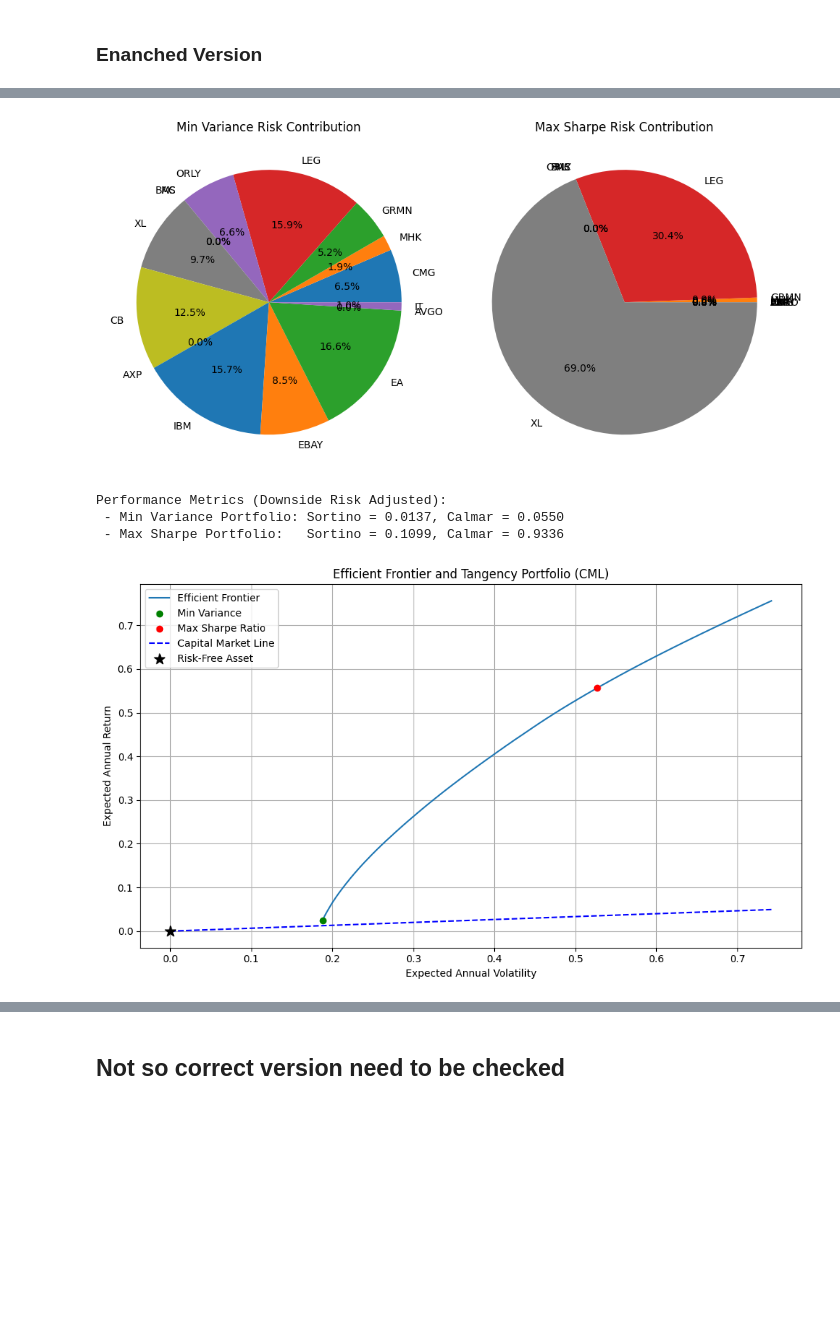
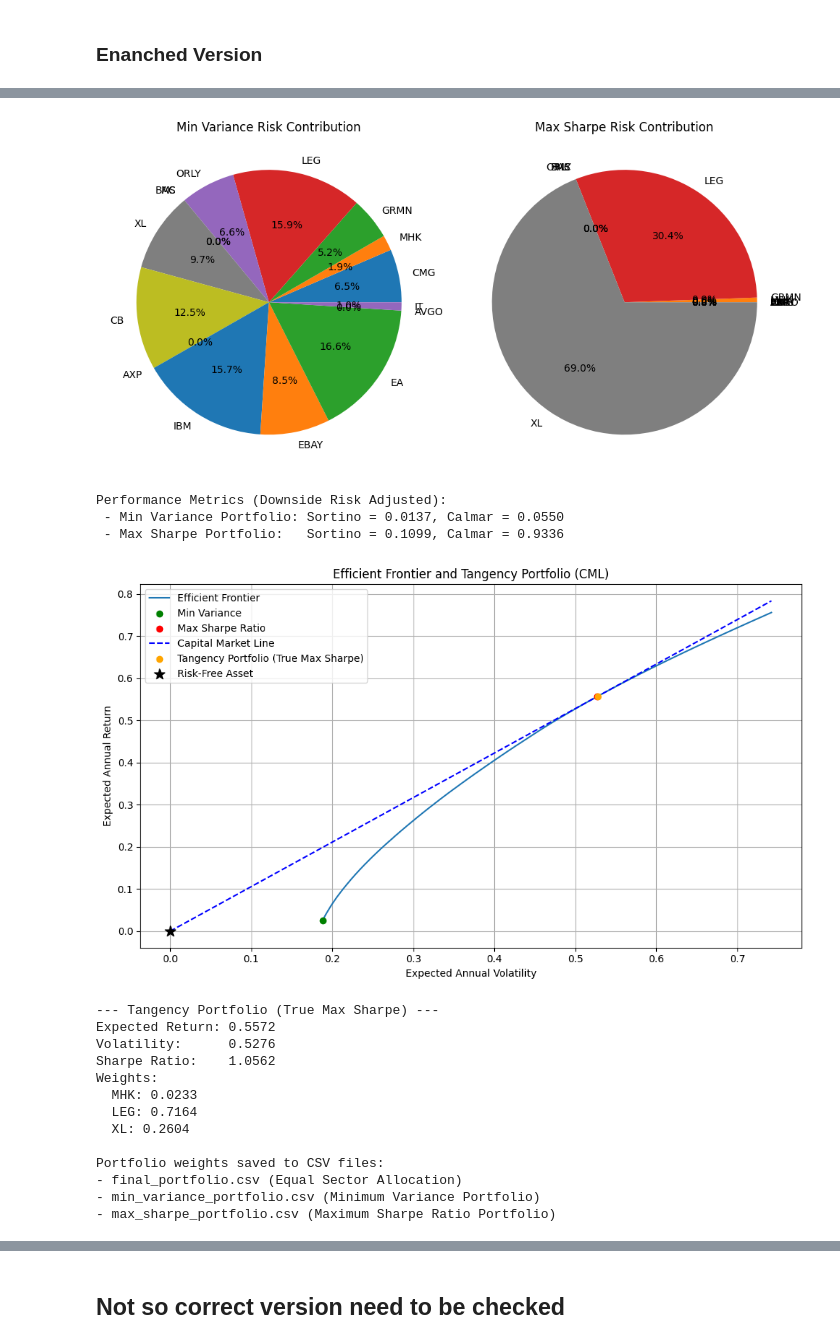
Before and after one commit to khalilvandian/portfolio_management, a Jupyter notebook: Optimal_Portfolio.ipynb, the cells around one changed output, grey strips where cells are left out. Drawn from its saved outputs; the diff is of its cells as text; code cells hidden in the pictures; blank space fills up the shorter version.

```diff
--- a/Optimal_Portfolio.ipynb
+++ b/Optimal_Portfolio.ipynb
@@ -765,10 +765,30 @@ returns_df = pd.concat(sector_returns.values(), axis=1).dropna()
 
 symbols = returns_df.columns
 mean_returns = returns_df.mean()
+
 # Compute Ledoit-Wolf shrinkage covariance matrix
 lw = LedoitWolf().fit(returns_df)
 cov_matrix = lw.covariance_
 n_assets = len(symbols)
+
+# === Calcola il vero portafoglio Max Sharpe (tangente alla CML) ===
+def negative_sharpe(weights, mu, cov, rf=0.0):
+    port_return = np.dot(weights, mu)
+    port_vol = np.sqrt(weights.T @ cov @ weights)
+    return - (port_return - rf) / port_vol
+
+bounds = tuple((0, 1) for _ in range(n_assets))
+constraints = {'type': 'eq', 'fun': lambda x: np.sum(x) - 1}
+initial_guess = np.repeat(1 / n_assets, n_assets)
+
+result = minimize(negative_sharpe, initial_guess,
+                  args=(mean_returns, cov_matrix, rf),
+                  method='SLSQP', bounds=bounds, constraints=constraints)
+
+tangent_weights = result.x
+tangent_return = np.dot(tangent_weights, mean_returns) * 252
+tangent_vol = np.sqrt(tangent_weights.T @ cov_matrix @ tangent_weights) * np.sqrt(252)
+tangent_sharpe = (tangent_return - rf) / tangent_vol
 
 # Generate efficient frontier
 efficient_returns = []
@@ -794,6 +814,9 @@ for target_return in np.linspace(0.0001, 0.003, 100):
         efficient_returns.append(target_return)
         efficient_risks.append(result.fun)
         efficient_weights.append(result.x)
+
+annual_returns = [r * 252 for r in efficient_returns[:len(efficient_risks)]]
+annual_vols = [v * np.sqrt(252) for v in efficient_risks]
 
 # --- Risk-free rate (you can change this if needed) ---
 rf = 0.0
@@ -945,8 +968,6 @@ print(f" - Max Sharpe Portfolio:   Sortino = {sortino_max_sharpe:.4f}, Calmar =
 
 # --- Plot with annotations and Capital Market Line (CML) ---
 plt.figure(figsize=(10, 6))
-annual_returns = [r * 252 for r in efficient_returns[:len(efficient_risks)]]
-annual_vols = [v * np.sqrt(252) for v in efficient_risks]
 
 plt.plot(annual_vols, annual_returns, label='Efficient Frontier')
 
@@ -957,10 +978,12 @@ plt.scatter(annual_vols[max_sharpe_idx], annual_returns[max_sharpe_idx],
             color='red', label='Max Sharpe Ratio', zorder=5)
 
 # Add Capital Market Line (CML) - FIXED
-slope = sharpe_ratios[max_sharpe_idx]
+slope = tangent_sharpe
 cml_volatility = np.linspace(0, max(annual_vols), 100)
 cml_return = rf + slope * cml_volatility
 plt.plot(cml_volatility, cml_return, linestyle='--', color='blue', label='Capital Market Line')
+plt.scatter(tangent_vol, tangent_return,
+            color='orange', label='Tangency Portfolio (True Max Sharpe)', zorder=5)
 
 # Add risk-free point
 plt.scatter(0, rf, color='black', marker='*', s=120, label='Risk-Free Asset', zorder=5)
@@ -973,7 +996,35 @@ plt.legend()
 plt.tight_layout()
 plt.show()
 
+print("\n--- Tangency Portfolio (True Max Sharpe) ---")
+print(f"Expected Return: {tangent_return:.4f}")
+print(f"Volatility:      {tangent_vol:.4f}")
+print(f"Sharpe Ratio:    {tangent_sharpe:.4f}")
+print("Weights:")
+for sym, w in zip(symbols, tangent_weights):
+    if w > 0.001:
+        print(f"  {sym}: {w:.4f}")
+
+
 final_portfolio.to_csv("final_portfolio.csv", index=False)
+# Save portfolio weights to CSV files
+min_var_portfolio = pd.DataFrame({
+    'Ticker': symbols,
+    'Weight': min_var_weights
+}).sort_values(by='Weight', ascending=False).reset_index(drop=True)
+
+max_sharpe_portfolio = pd.DataFrame({
+    'Ticker': symbols,
+    'Weight': max_sharpe_weights
+}).sort_values(by='Weight', ascending=False).reset_index(drop=True)
+
+min_var_portfolio.to_csv("min_variance_portfolio.csv", index=False)
+max_sharpe_portfolio.to_csv("max_sharpe_portfolio.csv", index=False)
+
+print("\nPortfolio weights saved to CSV files:")
+print("- final_portfolio.csv (Equal Sector Allocation)")
+print("- min_variance_portfolio.csv (Minimum Variance Portfolio)")
+print("- max_sharpe_portfolio.csv (Maximum Sharpe Ratio Portfolio)")
 # %% [output]
 Final Portfolio Allocation (Equal Sector Allocation):
    Ticker        Weight
@@ -992,31 +1043,44 @@ Final Portfolio Allocation (Equal Sector Allocation):
 12     XL  6.272809e-03
 13    MHK  6.114575e-03
 14   AVGO  2.258755e-19
 [figure]
 --- Portfolio Sensitivity to Parameter Noise ---
 MHK: Original=0.0217, Perturbed=0.0000, Δ=0.0217
 LEG: Original=0.7184, Perturbed=0.7635, Δ=0.0451
 XL: Original=0.2598, Perturbed=0.2365, Δ=0.0233
 [figure]
 --- Minimum Variance Portfolio Weights ---
 CMG: 0.0767
 MHK: 0.0162
 GRMN: 0.0635
 LEG: 0.1226
 ORLY: 0.0852
 XL: 0.0335
 CB: 0.1452
 IBM: 0.1684
 EBAY: 0.0967
 EA: 0.1797
 IT: 0.0124
 ... (31 lines left out)
 
 Max Sharpe Portfolio:
 LEG: 30.41%
 XL: 69.02%
 [figure]
 Performance Metrics (Downside Risk Adjusted):
  - Min Variance Portfolio: Sortino = 0.0137, Calmar = 0.0550
  - Max Sharpe Portfolio:   Sortino = 0.1099, Calmar = 0.9336
-[figure, old version]
+[figure, new version]
+--- Tangency Portfolio (True Max Sharpe) ---
+Expected Return: 0.5572
+Volatility:      0.5276
+Sharpe Ratio:    1.0562
+Weights:
+  MHK: 0.0233
+  LEG: 0.7164
+  XL: 0.2604
+
+Portfolio weights saved to CSV files:
+- final_portfolio.csv (Equal Sector Allocation)
+- min_variance_portfolio.csv (Minimum Variance Portfolio)
+- max_sharpe_portfolio.csv (Maximum Sharpe Ratio Portfolio)
```
Also changed, not shown: parts of 9 cells of this notebook.
